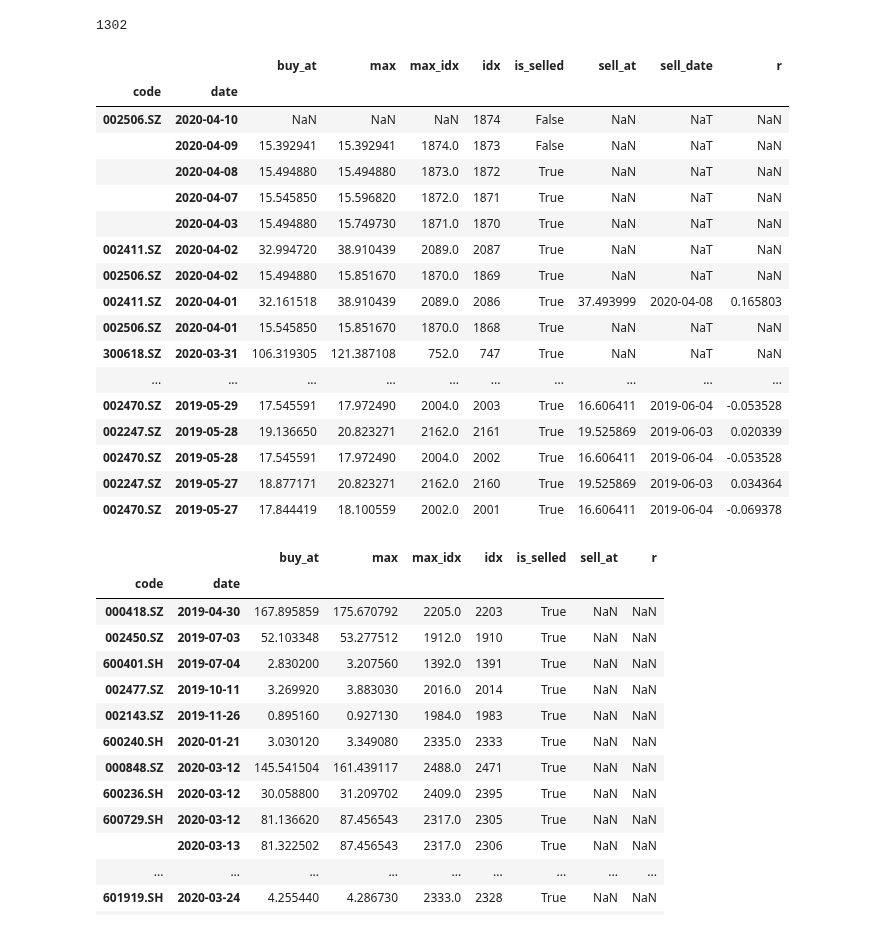
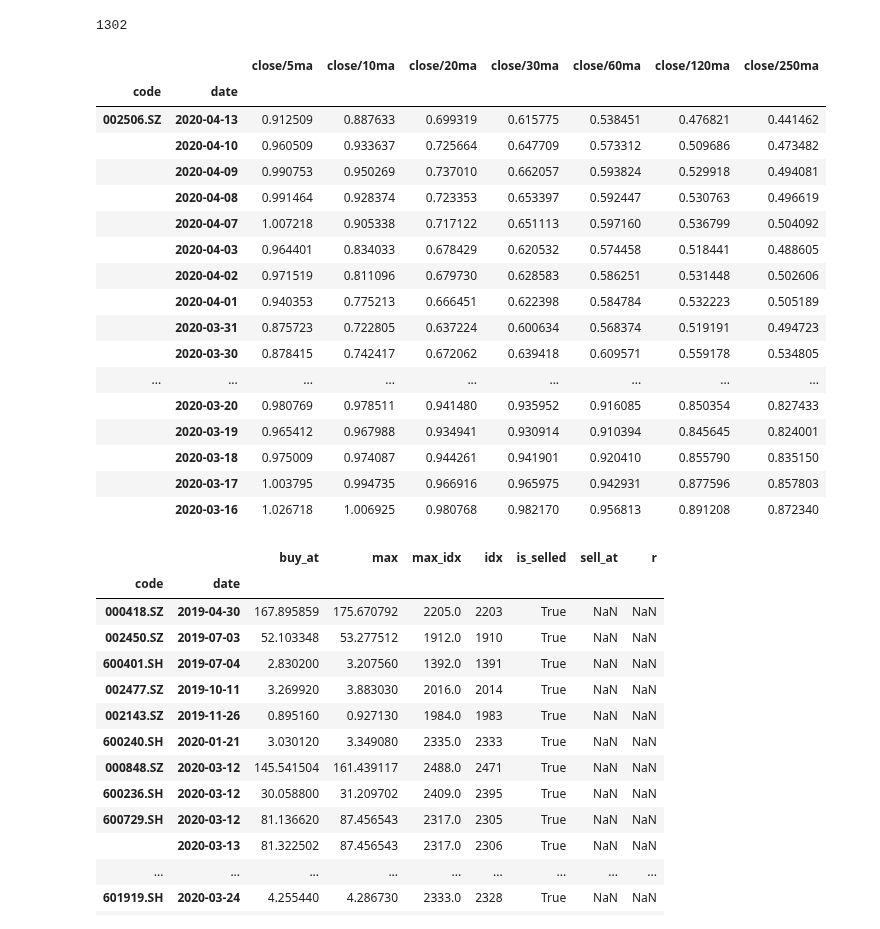
Before and after one commit to Bantorra0/Quant, a Jupyter notebook: long_trend_oversold_analysis.ipynb, the cells around one changed output. Saved outputs shown, nothing was run; the diff lists cells and outputs as text; code cells hidden in the pictures.

```diff
--- a/long_trend_oversold_analysis.ipynb
+++ b/long_trend_oversold_analysis.ipynb
@@ -227,35 +233,38 @@ df_r[df_r['r'].isnull()].is_selled.unique()
 # %% [output]
 array([False])
 # %%
-index = df_d.index[(df_d['close/120ma']<=0.69)
-                 & (df_d['close/30ma']<=0.778)
-                 & (df_d['close/60ma']<=0.65)
-                 & (df_d['close/60ma']>=0.55)
+index = df.index[(df['close/120ma']<=0.69)
+                 & (df['close/30ma']<=0.778)
+                 & (df['close/60ma']<=0.65)
+                 & (df['close/60ma']>=0.55)
                 ]
 print(len(index))
 # %% [output]
 1302
-# %%
-df_r2.loc[index,:].sort_values('date',ascending=False)[:50]
-# %% [output]
-|  |  | buy_at | max | max_idx | idx | is_selled | sell_at | sell_date | r |
-| code | date |  |  |  |  |  |  |  |  |
-| 002506.SZ | 2020-04-10 | NaN | NaN | NaN | 1874 | False | NaN | NaT | NaN |
-|  | 2020-04-09 | 15.392941 | 15.392941 | 1874.0 | 1873 | False | NaN | NaT | NaN |
-|  | 2020-04-08 | 15.494880 | 15.494880 | 1873.0 | 1872 | True | NaN | NaT | NaN |
-|  | 2020-04-07 | 15.545850 | 15.596820 | 1872.0 | 1871 | True | NaN | NaT | NaN |
-|  | 2020-04-03 | 15.494880 | 15.749730 | 1871.0 | 1870 | True | NaN | NaT | NaN |
-| 002411.SZ | 2020-04-02 | 32.994720 | 38.910439 | 2089.0 | 2087 | True | NaN | NaT | NaN |
-| 002506.SZ | 2020-04-02 | 15.494880 | 15.851670 | 1870.0 | 1869 | True | NaN | NaT | NaN |
-| 002411.SZ | 2020-04-01 | 32.161518 | 38.910439 | 2089.0 | 2086 | True | 37.493999 | 2020-04-08 | 0.165803 |
-| 002506.SZ | 2020-04-01 | 15.545850 | 15.851670 | 1870.0 | 1868 | True | NaN | NaT | NaN |
-| 300618.SZ | 2020-03-31 | 106.319305 | 121.387108 | 752.0 | 747 | True | NaN | NaT | NaN |
-| ... | ... | ... | ... | ... | ... | ... | ... | ... | ... |
-| 002470.SZ | 2019-05-29 | 17.545591 | 17.972490 | 2004.0 | 2003 | True | 16.606411 | 2019-06-04 | -0.053528 |
-| 002247.SZ | 2019-05-28 | 19.136650 | 20.823271 | 2162.0 | 2161 | True | 19.525869 | 2019-06-03 | 0.020339 |
-| 002470.SZ | 2019-05-28 | 17.545591 | 17.972490 | 2004.0 | 2002 | True | 16.606411 | 2019-06-04 | -0.053528 |
-| 002247.SZ | 2019-05-27 | 18.877171 | 20.823271 | 2162.0 | 2160 | True | 19.525869 | 2019-06-03 | 0.034364 |
-| 002470.SZ | 2019-05-27 | 17.844419 | 18.100559 | 2002.0 | 2001 | True | 16.606411 | 2019-06-04 | -0.069378 |
+# %%
+df_r.loc[index,:].sort_values('date',ascending=False)[:50]
+df.loc[index,:].sort_values('date',ascending=False)[:100]
+# .sort_values(['code','date'])
+df.loc[idx['002506.SZ',:],features].sort_values('date',ascending=False)[:20]
+# %% [output]
+|  |  | close/5ma | close/10ma | close/20ma | close/30ma | close/60ma | close/120ma | close/250ma |
+| code | date |  |  |  |  |  |  |  |
+| 002506.SZ | 2020-04-13 | 0.912509 | 0.887633 | 0.699319 | 0.615775 | 0.538451 | 0.476821 | 0.441462 |
+|  | 2020-04-10 | 0.960509 | 0.933637 | 0.725664 | 0.647709 | 0.573312 | 0.509686 | 0.473482 |
+|  | 2020-04-09 | 0.990753 | 0.950269 | 0.737010 | 0.662057 | 0.593824 | 0.529918 | 0.494081 |
+|  | 2020-04-08 | 0.991464 | 0.928374 | 0.723353 | 0.653397 | 0.592447 | 0.530763 | 0.496619 |
+|  | 2020-04-07 | 1.007218 | 0.905338 | 0.717122 | 0.651113 | 0.597160 | 0.536799 | 0.504092 |
+|  | 2020-04-03 | 0.964401 | 0.834033 | 0.678429 | 0.620532 | 0.574458 | 0.518441 | 0.488605 |
+|  | 2020-04-02 | 0.971519 | 0.811096 | 0.679730 | 0.628583 | 0.586251 | 0.531448 | 0.502606 |
+|  | 2020-04-01 | 0.940353 | 0.775213 | 0.666451 | 0.622398 | 0.584784 | 0.532223 | 0.505189 |
+|  | 2020-03-31 | 0.875723 | 0.722805 | 0.637224 | 0.600634 | 0.568374 | 0.519191 | 0.494723 |
+|  | 2020-03-30 | 0.878415 | 0.742417 | 0.672062 | 0.639418 | 0.609571 | 0.559178 | 0.534805 |
+| ... | ... | ... | ... | ... | ... | ... | ... | ... |
+|  | 2020-03-20 | 0.980769 | 0.978511 | 0.941480 | 0.935952 | 0.916085 | 0.850354 | 0.827433 |
+|  | 2020-03-19 | 0.965412 | 0.967988 | 0.934941 | 0.930914 | 0.910394 | 0.845645 | 0.824001 |
+|  | 2020-03-18 | 0.975009 | 0.974087 | 0.944261 | 0.941901 | 0.920410 | 0.855790 | 0.835150 |
+|  | 2020-03-17 | 1.003795 | 0.994735 | 0.966916 | 0.965975 | 0.942931 | 0.877596 | 0.857803 |
+|  | 2020-03-16 | 1.026718 | 1.006925 | 0.980768 | 0.982170 | 0.956813 | 0.891208 | 0.872340 |
 # %%
 df_r[(df_r.is_selled==True) & (df_r.r.isnull())].sort_values('date').head(50)
 # %% [output]
```
Also changed, not shown: parts of 13 cells of this notebook, 1 other file.
